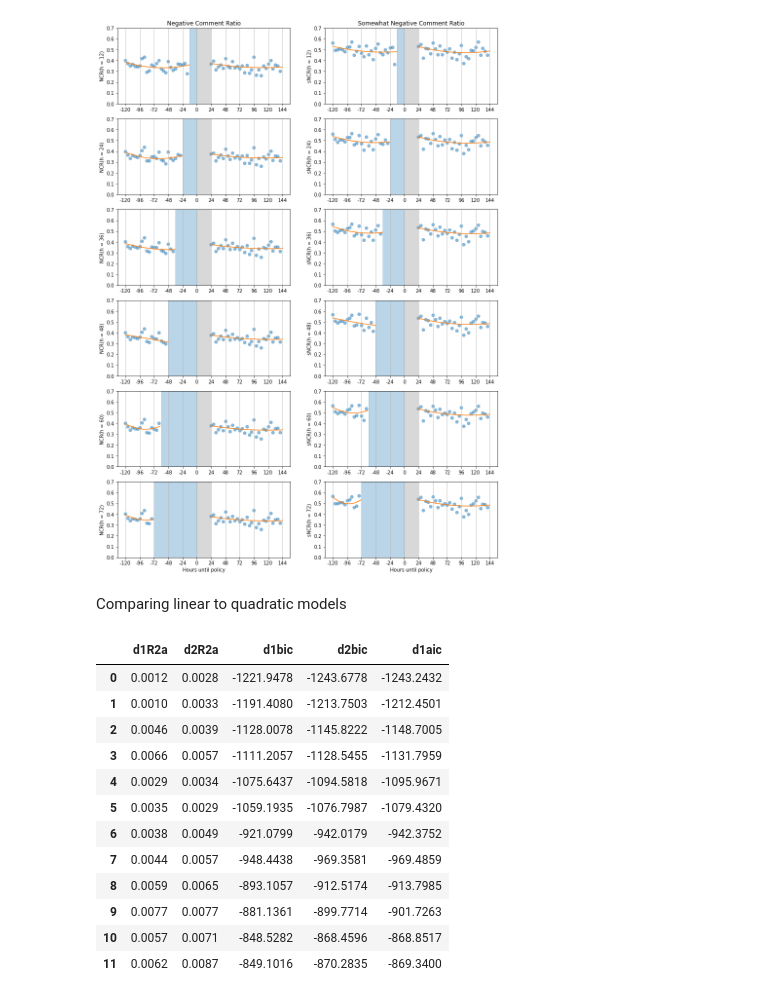
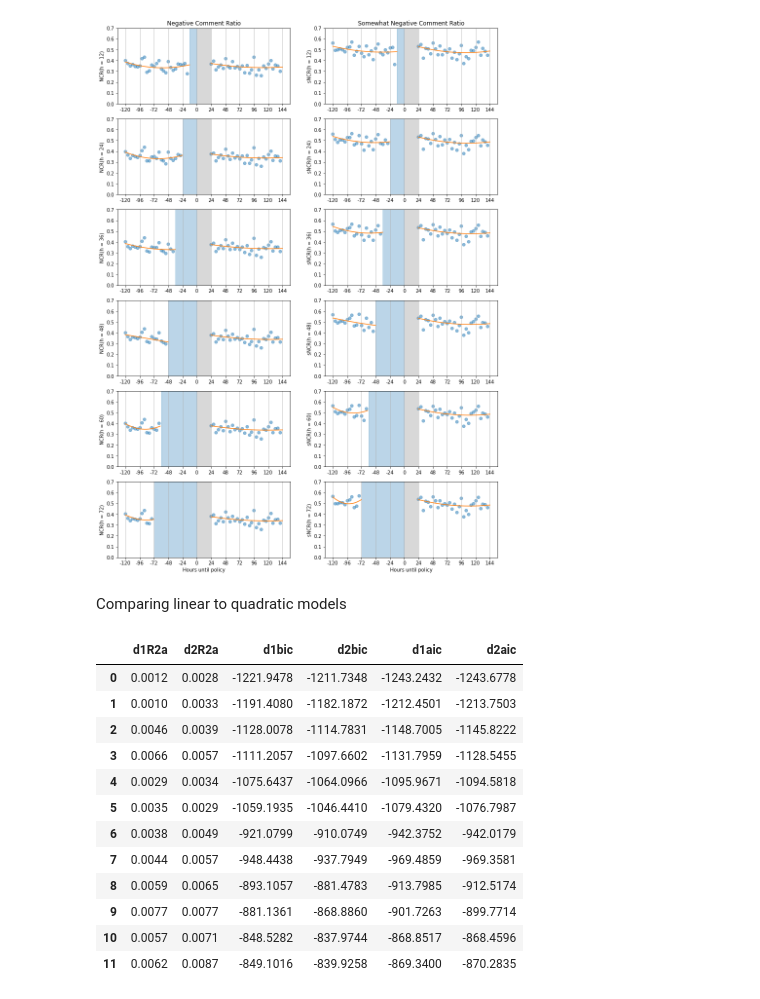
Before and after one commit to ArturoSbr/youtube-dislike-count, a Jupyter notebook: cod/02_analysis/01_analysis.ipynb, the cells around one changed output. Saved outputs shown, nothing was run; the diff lists cells and outputs as text; code cells hidden in the pictures.

```diff
--- a/cod/02_analysis/01_analysis.ipynb
+++ b/cod/02_analysis/01_analysis.ipynb
@@ -580,30 +580,30 @@ if 'google.colab' not in sys.modules:
 plt.show()
 # %% [output]
 [figure]
-# %% [markdown]
-Comparing linear to quadratic models
-# %%
-# Goodness of fit
-t = pd.DataFrame(
-    {
-        'd1R2a':[m.rsquared_adj for m in d1], 'd2R2a':[m.rsquared_adj for m in d2],
-        'd1bic':[m.bic for m in d1], 'd2bic':[m.bic for m in d2],
-        'd1aic':[m.aic for m in d1], 'd2bic':[m.aic for m in d2],
-    }
-)
-
-t.round(4)
-# %% [output]
-|  | d1R2a | d2R2a | d1bic | d2bic | d1aic |
-| 0 | 0.0012 | 0.0028 | -1221.9478 | -1243.6778 | -1243.2432 |
-| 1 | 0.0010 | 0.0033 | -1191.4080 | -1213.7503 | -1212.4501 |
-| 2 | 0.0046 | 0.0039 | -1128.0078 | -1145.8222 | -1148.7005 |
-| 3 | 0.0066 | 0.0057 | -1111.2057 | -1128.5455 | -1131.7959 |
-| 4 | 0.0029 | 0.0034 | -1075.6437 | -1094.5818 | -1095.9671 |
-| 5 | 0.0035 | 0.0029 | -1059.1935 | -1076.7987 | -1079.4320 |
-| 6 | 0.0038 | 0.0049 | -921.0799 | -942.0179 | -942.3752 |
-| 7 | 0.0044 | 0.0057 | -948.4438 | -969.3581 | -969.4859 |
-| 8 | 0.0059 | 0.0065 | -893.1057 | -912.5174 | -913.7985 |
-| 9 | 0.0077 | 0.0077 | -881.1361 | -899.7714 | -901.7263 |
-| 10 | 0.0057 | 0.0071 | -848.5282 | -868.4596 | -868.8517 |
-| 11 | 0.0062 | 0.0087 | -849.1016 | -870.2835 | -869.3400 |
+# %% [markdown]
+Comparing linear to quadratic models
+# %%
+# Goodness of fit
+t = pd.DataFrame(
+    {
+        'd1R2a':[m.rsquared_adj for m in d1], 'd2R2a':[m.rsquared_adj for m in d2],
+        'd1bic':[m.bic for m in d1], 'd2bic':[m.bic for m in d2],
+        'd1aic':[m.aic for m in d1], 'd2aic':[m.aic for m in d2],
+    }
+)
+
+t.round(4)
+# %% [output]
+|  | d1R2a | d2R2a | d1bic | d2bic | d1aic | d2aic |
+| 0 | 0.0012 | 0.0028 | -1221.9478 | -1211.7348 | -1243.2432 | -1243.6778 |
+| 1 | 0.0010 | 0.0033 | -1191.4080 | -1182.1872 | -1212.4501 | -1213.7503 |
+| 2 | 0.0046 | 0.0039 | -1128.0078 | -1114.7831 | -1148.7005 | -1145.8222 |
+| 3 | 0.0066 | 0.0057 | -1111.2057 | -1097.6602 | -1131.7959 | -1128.5455 |
+| 4 | 0.0029 | 0.0034 | -1075.6437 | -1064.0966 | -1095.9671 | -1094.5818 |
+| 5 | 0.0035 | 0.0029 | -1059.1935 | -1046.4410 | -1079.4320 | -1076.7987 |
+| 6 | 0.0038 | 0.0049 | -921.0799 | -910.0749 | -942.3752 | -942.0179 |
+| 7 | 0.0044 | 0.0057 | -948.4438 | -937.7949 | -969.4859 | -969.3581 |
+| 8 | 0.0059 | 0.0065 | -893.1057 | -881.4783 | -913.7985 | -912.5174 |
+| 9 | 0.0077 | 0.0077 | -881.1361 | -868.8860 | -901.7263 | -899.7714 |
+| 10 | 0.0057 | 0.0071 | -848.5282 | -837.9744 | -868.8517 | -868.4596 |
+| 11 | 0.0062 | 0.0087 | -849.1016 | -839.9258 | -869.3400 | -870.2835 |
```
Also changed, not shown: parts of 14 cells of this notebook.
